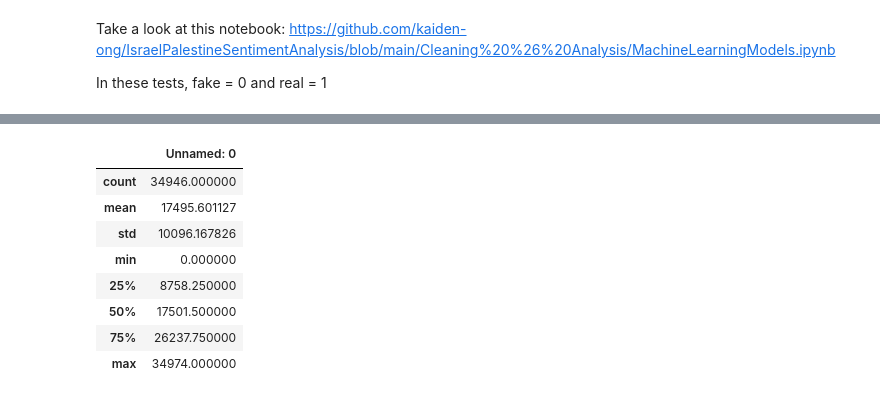
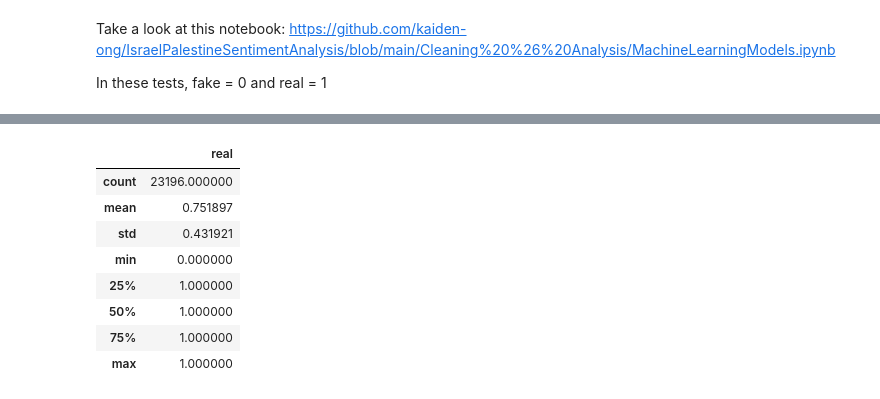
Before and after one commit to kaiden-ong/FactCheckAI, a Jupyter notebook: model_creation/models.ipynb, the cells around one changed output, grey strips where cells are left out. Drawn from its saved outputs; the diff is of its cells as text; code cells hidden in the pictures.

```diff
--- a/model_creation/models.ipynb
+++ b/model_creation/models.ipynb
@@ -45,0 +52,5 @@ df_real = df_real.dropna()
+# %%
+df_test = pd.read_csv("../data/FakeNewsNet.csv")
+df_test = df_test.drop(columns=['news_url', 'tweet_num', 'source_domain'])
+df_test = df_test.dropna()
+df_test.head()
@@ -46,12 +64,12 @@ df_real = df_real.dropna()
 # %%
-df_real.describe()
+df_test.describe()
 # %% [output]
-|  | Unnamed: 0 |
-| count | 34946.000000 |
-| mean | 17495.601127 |
-| std | 10096.167826 |
+|  | real |
+| count | 23196.000000 |
+| mean | 0.751897 |
+| std | 0.431921 |
 | min | 0.000000 |
-| 25% | 8758.250000 |
-| 50% | 17501.500000 |
-| 75% | 26237.750000 |
-| max | 34974.000000 |
+| 25% | 1.000000 |
+| 50% | 1.000000 |
+| 75% | 1.000000 |
+| max | 1.000000 |
```
Also changed, not shown: parts of 33 cells of this notebook, 5 other files.
